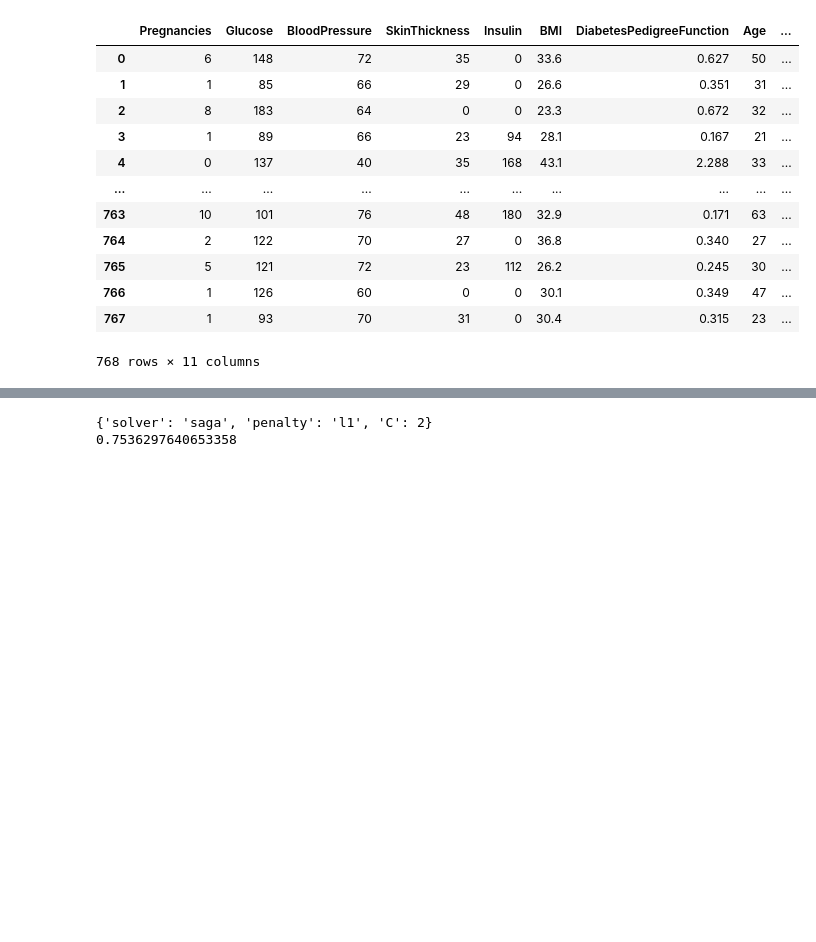
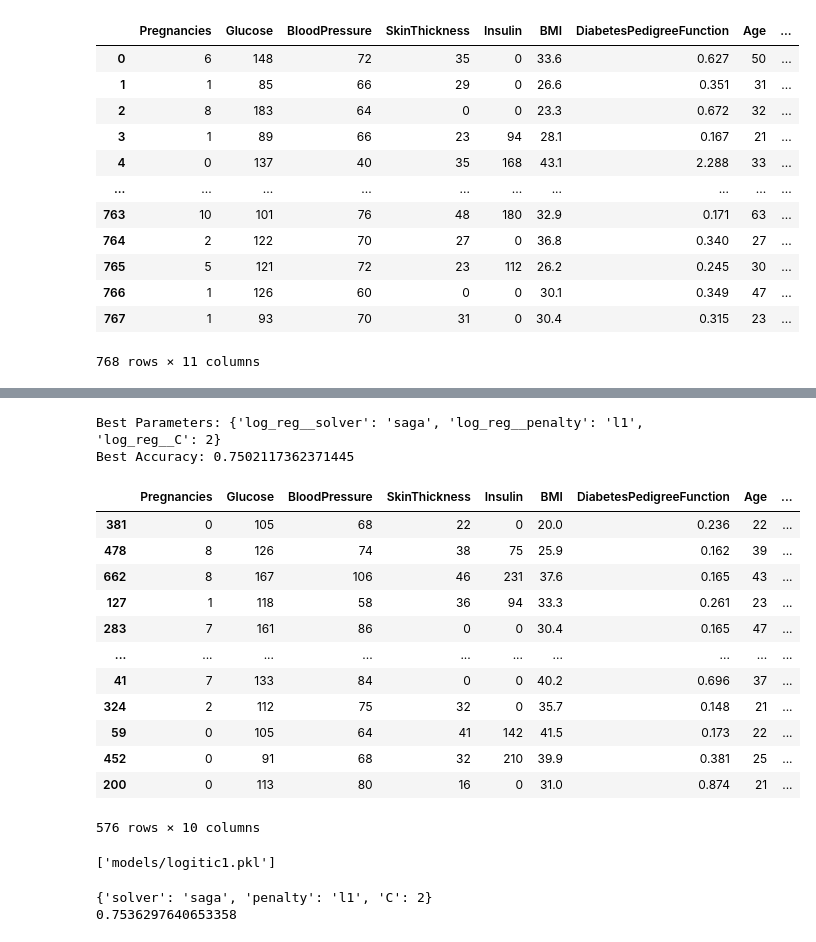
Before and after one commit to waheb-1988/machine_learning_pipeline, a Jupyter notebook: diabetes/eda.ipynb, the cells around one changed output, grey strips where cells are left out. Drawn from its saved outputs; the diff is of its cells as text; code cells hidden in the pictures; blank space fills up the shorter version.

```diff
--- a/diabetes/eda.ipynb
+++ b/diabetes/eda.ipynb
@@ -372,3 +403,63 @@ num_pipeline = Pipeline([
 
 X_train_scaler = num_pipeline.fit_transform(x_t)
 X_test_scaler = num_pipeline.fit_transform(x_te)
+# %%
+# Define the logistic regression model
+reg = LogisticRegression(max_iter=10000)
+
+# Define hyperparameters for RandomizedSearchCV
+params = {
+    'log_reg__penalty': ['l1', 'l2'],  # Prefix with pipeline step name
+    'log_reg__solver': ['saga', 'liblinear'],  # Prefix with pipeline step name
+    'log_reg__C': list(np.arange(1, 21))  # Prefix with pipeline step name
+}
+
+# Create the pipeline
+num_pipeline = Pipeline([
+    ('outlier_remover', OutlierReplaceWithMedian(cols=[0, 2, 4, 5, 6, 7, 8, 9], threshold=1.5)),
+    ('imputer', SimpleImputer(strategy='median')),
+    ('std_scaler', StandardScaler()),
+    ('log_reg', reg)  # Logistic regression step
+])
+
+# Wrap the pipeline in RandomizedSearchCV
+nreg = RandomizedSearchCV(
+    num_pipeline,
+    param_distributions=params,
+    scoring='accuracy',
+    n_jobs=-1,
+    cv=10,
+    random_state=42
+)
+
+# Fit the model
+nreg.fit(x_t, y_t)  # Replace X_train and y_train with your data
+
+# Get the best parameters and score
+best_params = nreg.best_params_
+best_score = nreg.best_score_
+
+print("Best Parameters:", best_params)
+print("Best Accuracy:", best_score)
+
+# Make predictions on the test set
+y_pred = nreg.predict(x_te)
+# %% [output]
+Best Parameters: {'log_reg__solver': 'saga', 'log_reg__penalty': 'l1', 'log_reg__C': 2}
+Best Accuracy: 0.7502117362371445
+# %%
+x_t
+# %% [output]
+|  | Pregnancies | Glucose | BloodPressure | SkinThickness | Insulin | BMI | DiabetesPedigreeFunction | Age | ... |
+| 381 | 0 | 105 | 68 | 22 | 0 | 20.0 | 0.236 | 22 | ... |
+| 478 | 8 | 126 | 74 | 38 | 75 | 25.9 | 0.162 | 39 | ... |
+| 662 | 8 | 167 | 106 | 46 | 231 | 37.6 | 0.165 | 43 | ... |
+| 127 | 1 | 118 | 58 | 36 | 94 | 33.3 | 0.261 | 23 | ... |
+| 283 | 7 | 161 | 86 | 0 | 0 | 30.4 | 0.165 | 47 | ... |
+| ... | ... | ... | ... | ... | ... | ... | ... | ... | ... |
+| 41 | 7 | 133 | 84 | 0 | 0 | 40.2 | 0.696 | 37 | ... |
+| 324 | 2 | 112 | 75 | 32 | 0 | 35.7 | 0.148 | 21 | ... |
+| 59 | 0 | 105 | 64 | 41 | 142 | 41.5 | 0.173 | 22 | ... |
+| 452 | 0 | 91 | 68 | 32 | 210 | 39.9 | 0.381 | 25 | ... |
+| 200 | 0 | 113 | 80 | 16 | 0 | 31.0 | 0.874 | 21 | ... |
+576 rows × 10 columns
@@ -375,3 +469,8 @@ X_test_scaler = num_pipeline.fit_transform(x_te)
+# %%
+import joblib
+joblib.dump(nreg, "models/logitic1.pkl")
+# %% [output]
+['models/logitic1.pkl']
 # %%
 # from sklearn.pipeline import Pipeline
 # from sklearn.preprocessing import StandardScaler, OrdinalEncoder
```
Also changed, not shown: parts of 5 cells of this notebook, 6 other files.
